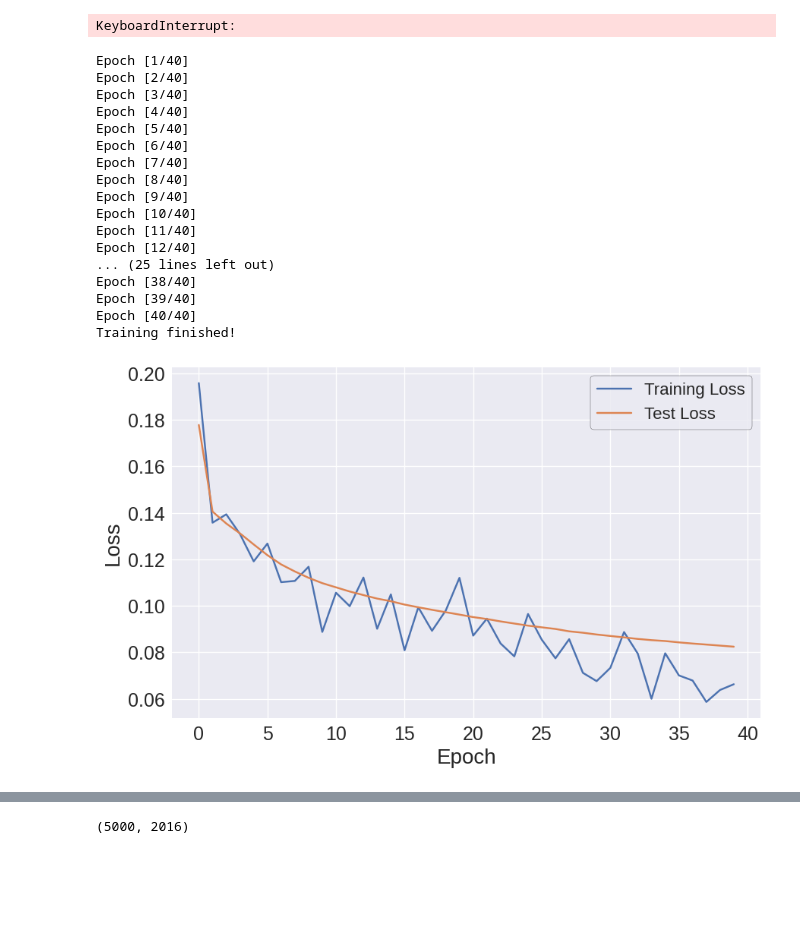
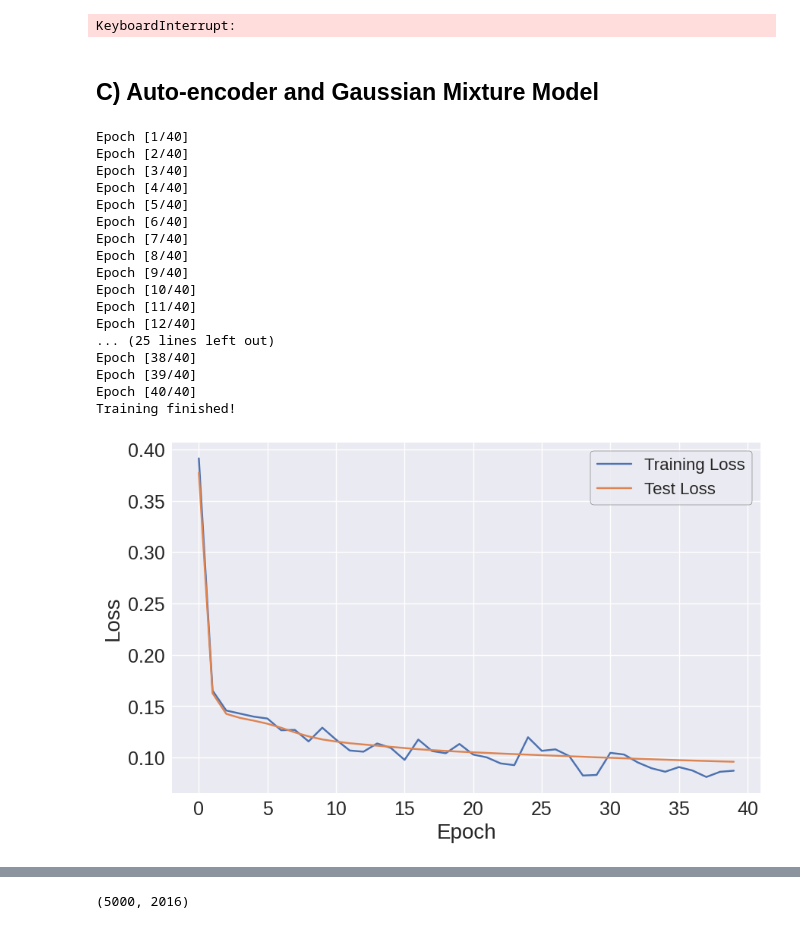
Before and after one commit to vicdlp/CS_project, a Jupyter notebook: CS_project.ipynb, the cells around one changed output, grey strips where cells are left out. Drawn from its saved outputs; the diff is of its cells as text; code cells hidden in the pictures; blank space fills up the shorter version.

```diff
--- a/CS_project.ipynb
+++ b/CS_project.ipynb
@@ -792,6 +796,8 @@ plt.legend()
 plt.show()
 # %% [output]
 KeyboardInterrupt:
+# %% [markdown]
+## C) Auto-encoder and Gaussian Mixture Model
 # %%
 import torch
 import torch.nn as nn
@@ -819,7 +825,7 @@ class Autoencoder(nn.Module):
 
 # Hyperparameters
 input_dim = X_train.shape[1]  # Replace with the actual input dimension
-encoding_dim = 64 # Adjust as needed
+encoding_dim = 32 # Adjust as needed
 learning_rate = 1e-3
 batch_size = 32
 num_epochs = 40
@@ -855,34 +861,34 @@ for epoch in range(num_epochs):
 
   print(f"Epoch [{epoch+1}/{num_epochs}]")
 
 print("Training finished!")
 
 plt.figure(figsize=(10, 6))
 plt.plot(train_err, label='Training Loss')
 plt.plot(test_err, label='Test Loss')
 plt.xlabel('Epoch')
 plt.ylabel('Loss')
 plt.legend()
 plt.show()
 # %% [output]
 Epoch [1/40]
 Epoch [2/40]
 Epoch [3/40]
 Epoch [4/40]
 Epoch [5/40]
 Epoch [6/40]
 Epoch [7/40]
 Epoch [8/40]
 Epoch [9/40]
 Epoch [10/40]
 Epoch [11/40]
 Epoch [12/40]
 ... (25 lines left out)
 Epoch [38/40]
 Epoch [39/40]
 Epoch [40/40]
 Training finished!
-[figure, old version]
+[figure, new version]
 # %%
 from sklearn.decomposition import PCA
 
```
Also changed, not shown: parts of 28 cells of this notebook.
